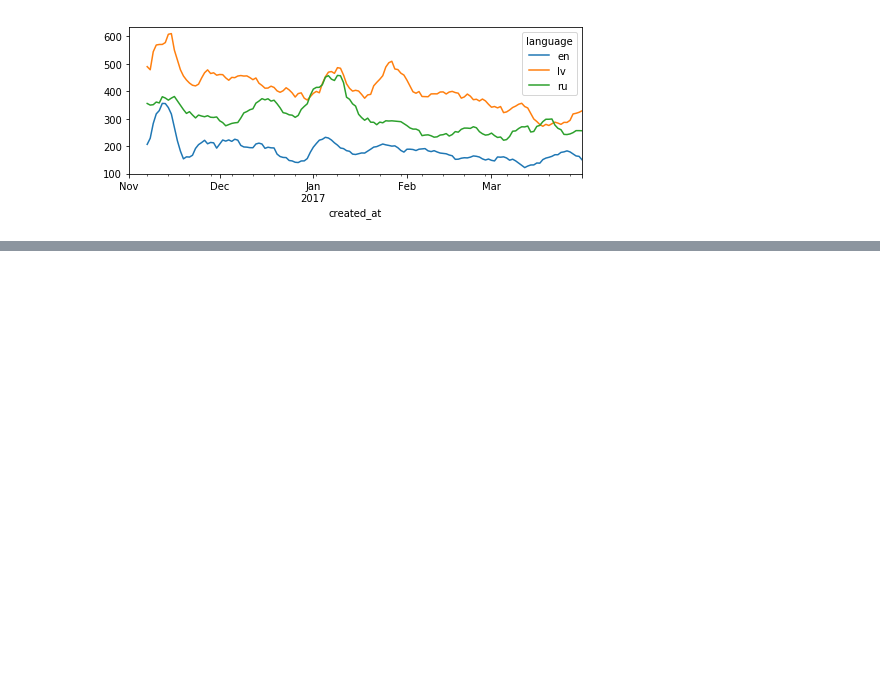
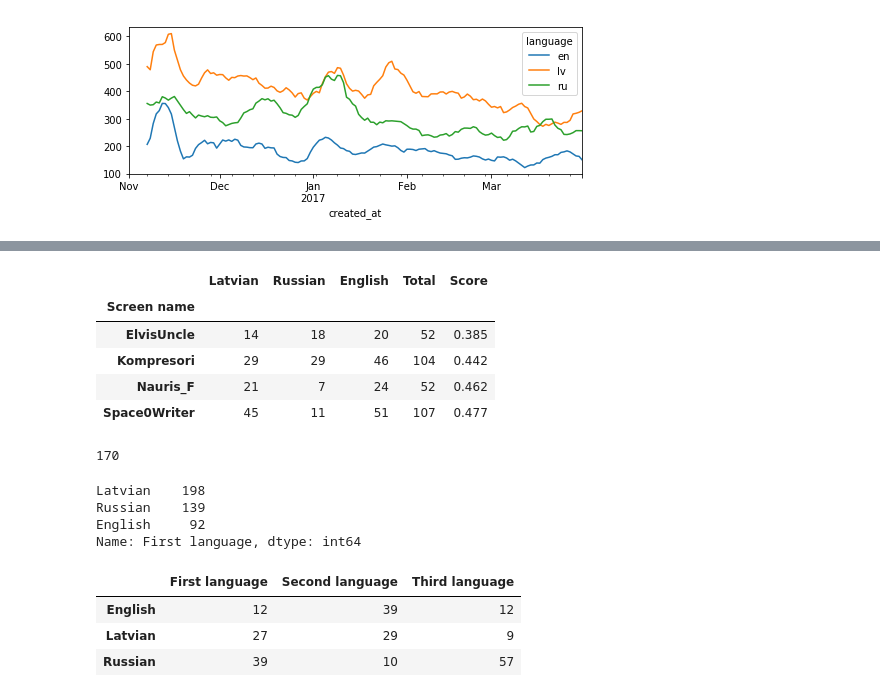
Before and after one commit to dimazest/2017-lv-corpus, a Jupyter notebook: supplement/notebook.ipynb, the cells around one changed output, grey strips where cells are left out. Saved outputs shown, nothing was run; the diff lists cells and outputs as text; code cells hidden in the pictures; blank space fills up the shorter version.

```diff
--- a/supplement/notebook.ipynb
+++ b/supplement/notebook.ipynb
@@ -31,0 +72,13 @@ _.figure.savefig('figures/timeline.pdf')
+# %%
+sn_lang[sn_lang['Score'] <= 0.5].sort_values('Score')
+# %% [output]
+|  | Latvian | Russian | English | Total | Score |
+| Screen name |  |  |  |  |  |
+| ElvisUncle | 14 | 18 | 20 | 52 | 0.385 |
+| Kompresori | 29 | 29 | 46 | 104 | 0.442 |
+| Nauris_F | 21 | 7 | 24 | 52 | 0.462 |
+| Space0Writer | 45 | 11 | 51 | 107 | 0.477 |
+# %%
+sn_lang[sn_lang['Score'].between(0.5, 0.75)].sort_values('Score').size
+# %% [output]
+170
@@ -31,0 +95,20 @@ _.figure.savefig('figures/timeline.pdf')
+# %%
+sn_lang.loc[
+    sn_lang[['Latvian', 'Russian', 'English']].min(axis='columns') == 0,
+    'First language'
+].value_counts()
+# %% [output]
+Latvian    198
+Russian    139
+English     92
+Name: First language, dtype: int64
+# %%
+sn_lang.loc[
+    sn_lang[['Latvian', 'Russian', 'English']].min(axis='columns') > 0,
+    ['First language', 'Second language', 'Third language']
+].apply(lambda r: r.value_counts())
+# %% [output]
+|  | First language | Second language | Third language |
+| English | 12 | 39 | 12 |
+| Latvian | 27 | 29 | 9 |
+| Russian | 39 | 10 | 57 |
```
Also changed, not shown: parts of 16 cells of this notebook, 7 other files.
